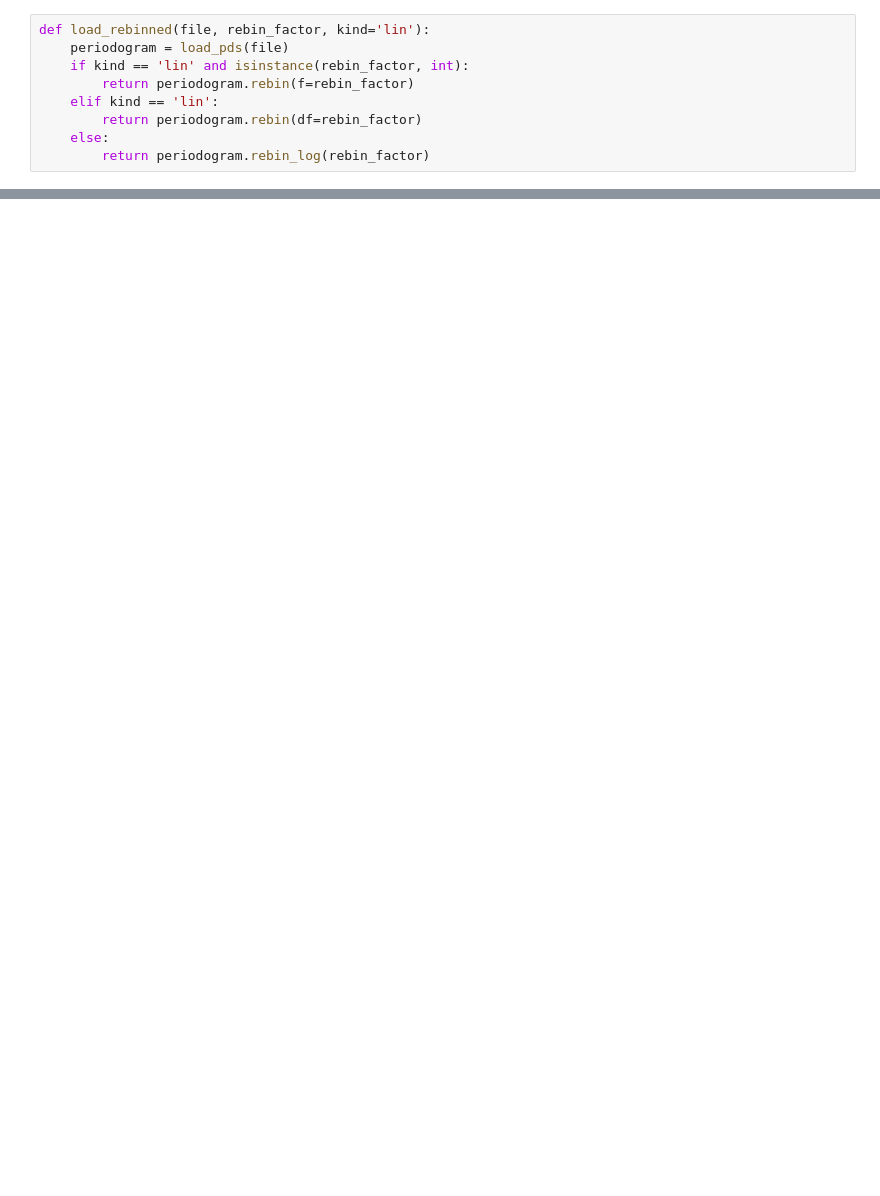
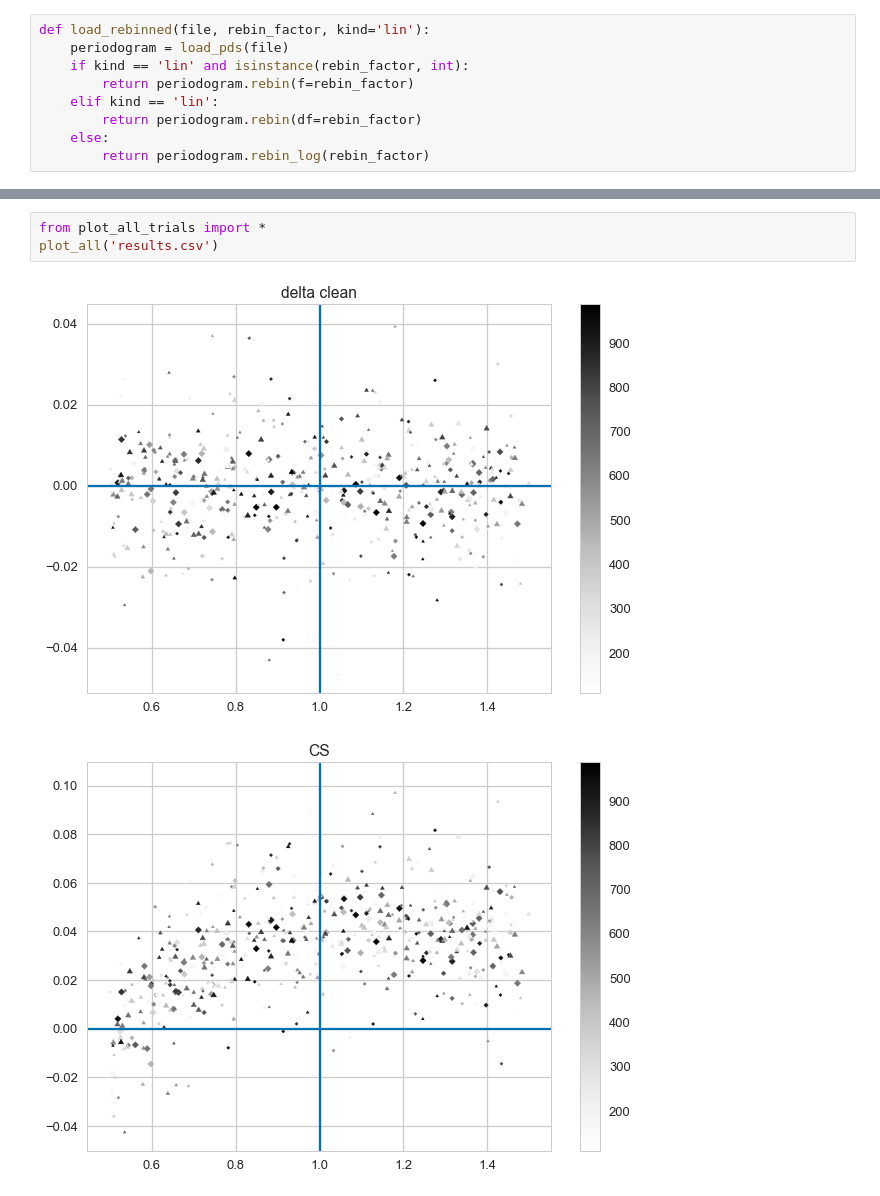
Before and after one commit to matteobachetti/deadtime-paper-II, a Jupyter notebook: notebooks/6. Estimate effect of different fluxes.ipynb, the cells around one changed output, grey strips where cells are left out. Cells and saved outputs as stored; diff of their text form; blank space fills up the shorter version.

```diff
--- a/notebooks/6. Estimate effect of different fluxes.ipynb
+++ b/notebooks/6. Estimate effect of different fluxes.ipynb
@@ -472,0 +578,6 @@ plt.savefig('simu_rebin_log.jpg')
+# %%
+from plot_all_trials import *
+plot_all('results.csv')
+# %% [output]
+[figure, added]
+[figure, added]
```
Also changed, not shown: parts of 22 cells of this notebook, 3 other files.
